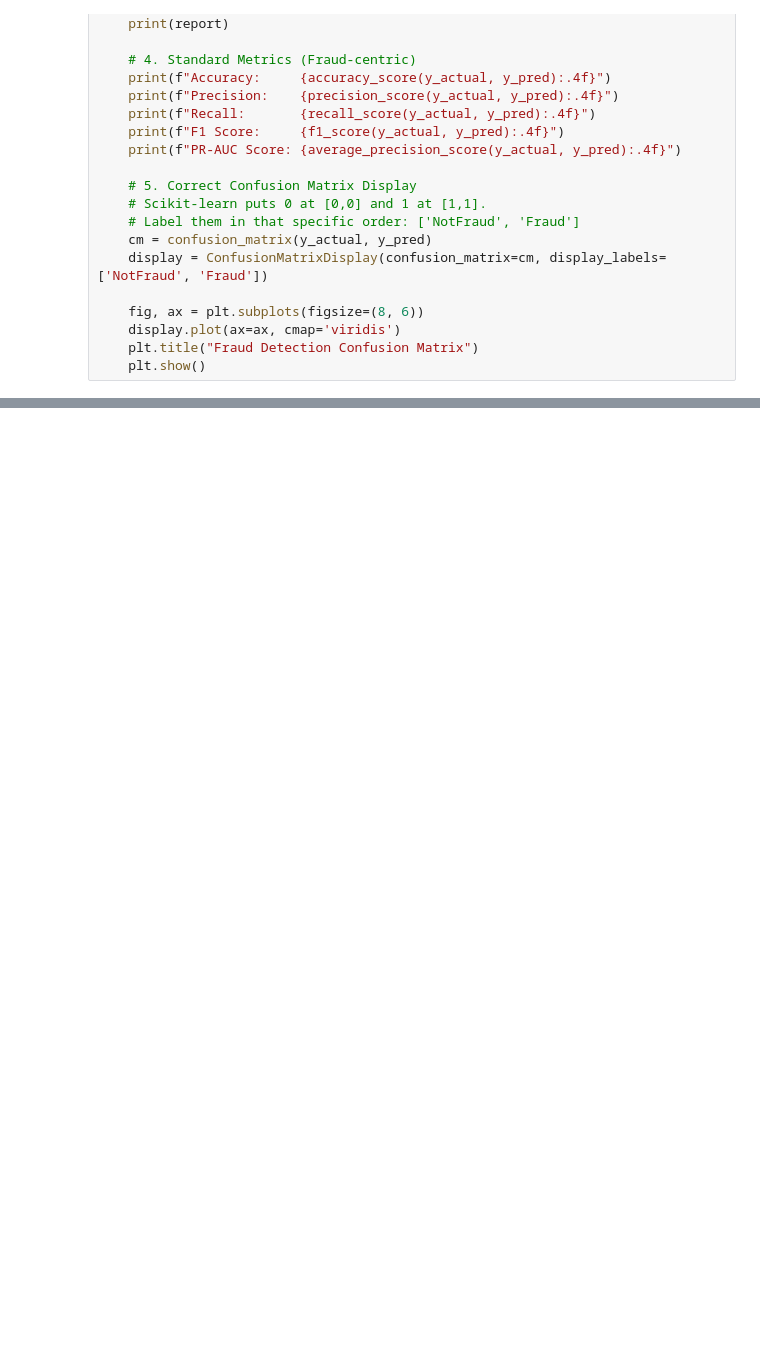
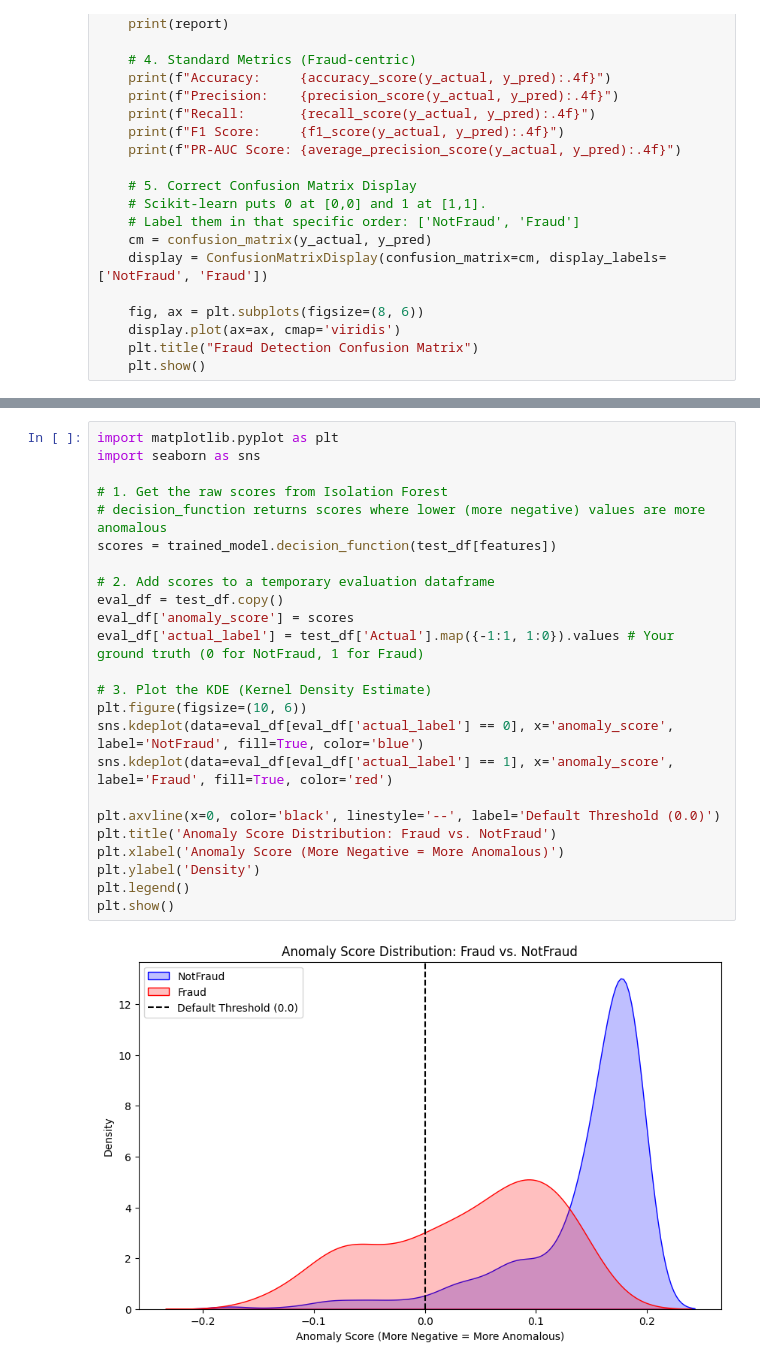
Before and after one commit to aravinth-xuno/fraud-detection-notebook, a Jupyter notebook: Pipeline_Model_Evaluation.ipynb, the cells around one changed output, grey strips where cells are left out. Saved outputs shown, nothing was run; the diff lists cells and outputs as text; blank space fills up the shorter version.

```diff
--- a/Pipeline_Model_Evaluation.ipynb
+++ b/Pipeline_Model_Evaluation.ipynb
@@ -106,0 +270,26 @@ plot_confusion_matrix(test_df["actual"], test_df["predict"])
+# %%
+import matplotlib.pyplot as plt
+import seaborn as sns
+
+# 1. Get the raw scores from Isolation Forest
+# decision_function returns scores where lower (more negative) values are more anomalous
+scores = trained_model.decision_function(test_df[features])
+
+# 2. Add scores to a temporary evaluation dataframe
+eval_df = test_df.copy()
+eval_df['anomaly_score'] = scores
+eval_df['actual_label'] = test_df['Actual'].map({-1:1, 1:0}).values # Your ground truth (0 for NotFraud, 1 for Fraud)
+
+# 3. Plot the KDE (Kernel Density Estimate)
+plt.figure(figsize=(10, 6))
+sns.kdeplot(data=eval_df[eval_df['actual_label'] == 0], x='anomaly_score', label='NotFraud', fill=True, color='blue')
+sns.kdeplot(data=eval_df[eval_df['actual_label'] == 1], x='anomaly_score', label='Fraud', fill=True, color='red')
+
+plt.axvline(x=0, color='black', linestyle='--', label='Default Threshold (0.0)')
+plt.title('Anomaly Score Distribution: Fraud vs. NotFraud')
+plt.xlabel('Anomaly Score (More Negative = More Anomalous)')
+plt.ylabel('Density')
+plt.legend()
+plt.show()
+# %% [output]
+[figure, added]
```
Also changed, not shown: parts of 29 cells of this notebook.
